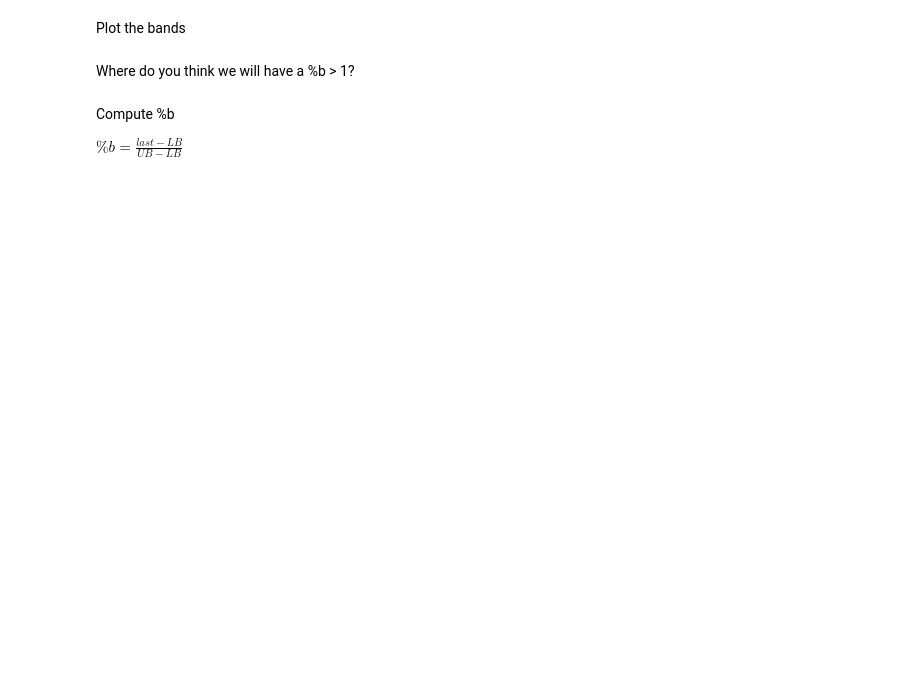
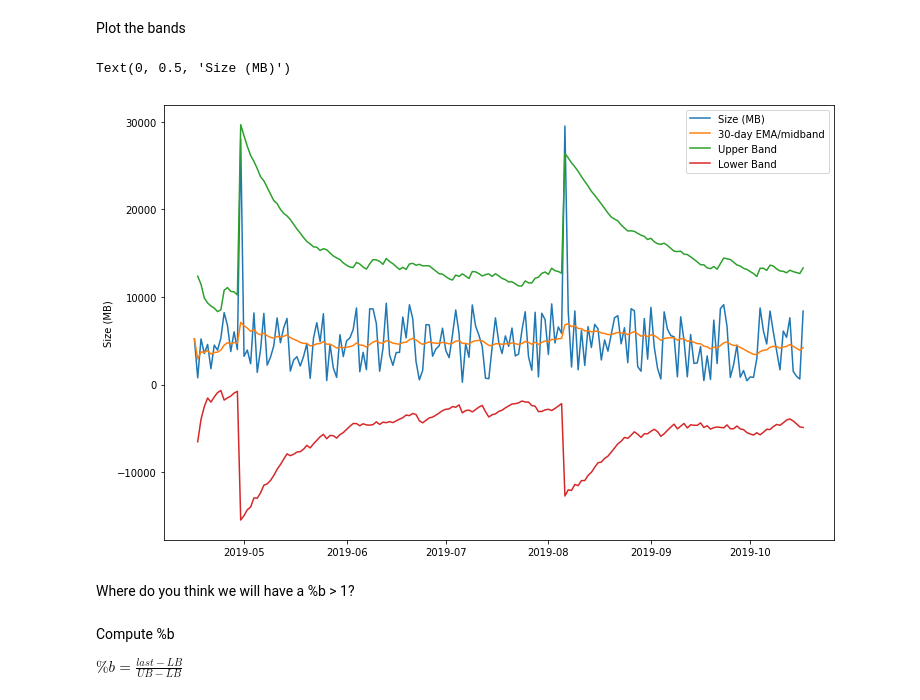
Before and after one commit to CodeupClassroom/darden_anomaly_detection, a Jupyter notebook: time_series_anomalies.ipynb, the cells around one changed output. Cells and saved outputs as stored; diff of their text form; code cells hidden in the pictures; blank space fills up the shorter version.

```diff
--- a/time_series_anomalies.ipynb
+++ b/time_series_anomalies.ipynb
@@ -316,22 +475,25 @@ Plot the bands
 # %%
 fig, ax = plt.subplots(figsize=(12,8))
 
 ax.plot(train.index,
         train,
         label='Size (MB)')
 
 ax.plot(train.index,
         midband,
-        label = '1-week EMA/midband')
+        label = '30-day EMA/midband')
 ax.plot(train.index,
         ub,
         label = 'Upper Band')
 ax.plot(train.index,
         lb,
         label = 'Lower Band')
 
 ax.legend(loc='best')
 ax.set_ylabel('Size (MB)')
+# %% [output]
+Text(0, 0.5, 'Size (MB)')
+[figure, added]
 # %% [markdown]
 Where do you think we will have a %b > 1?
 # %% [markdown]
```
Also changed, not shown: parts of 23 cells of this notebook.
